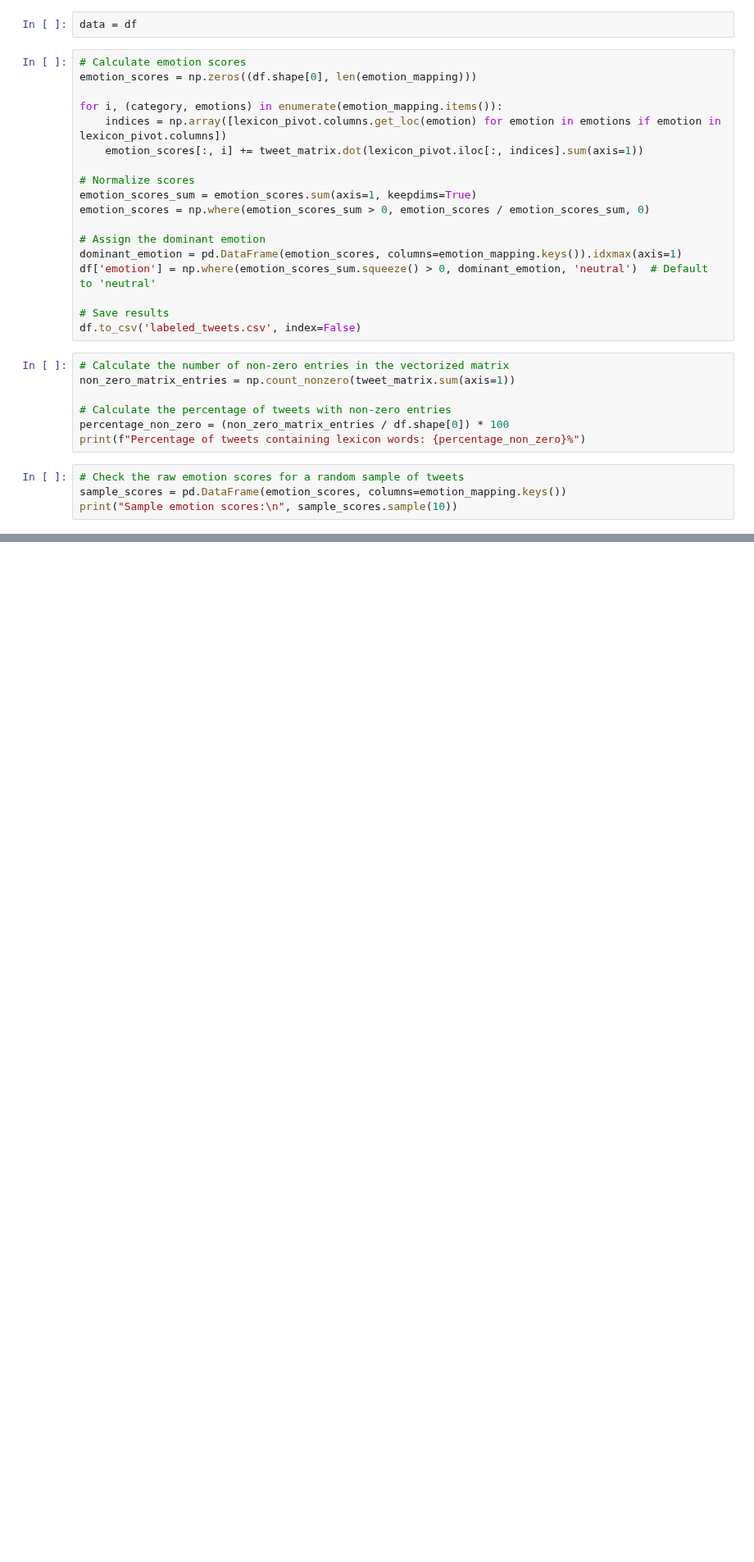
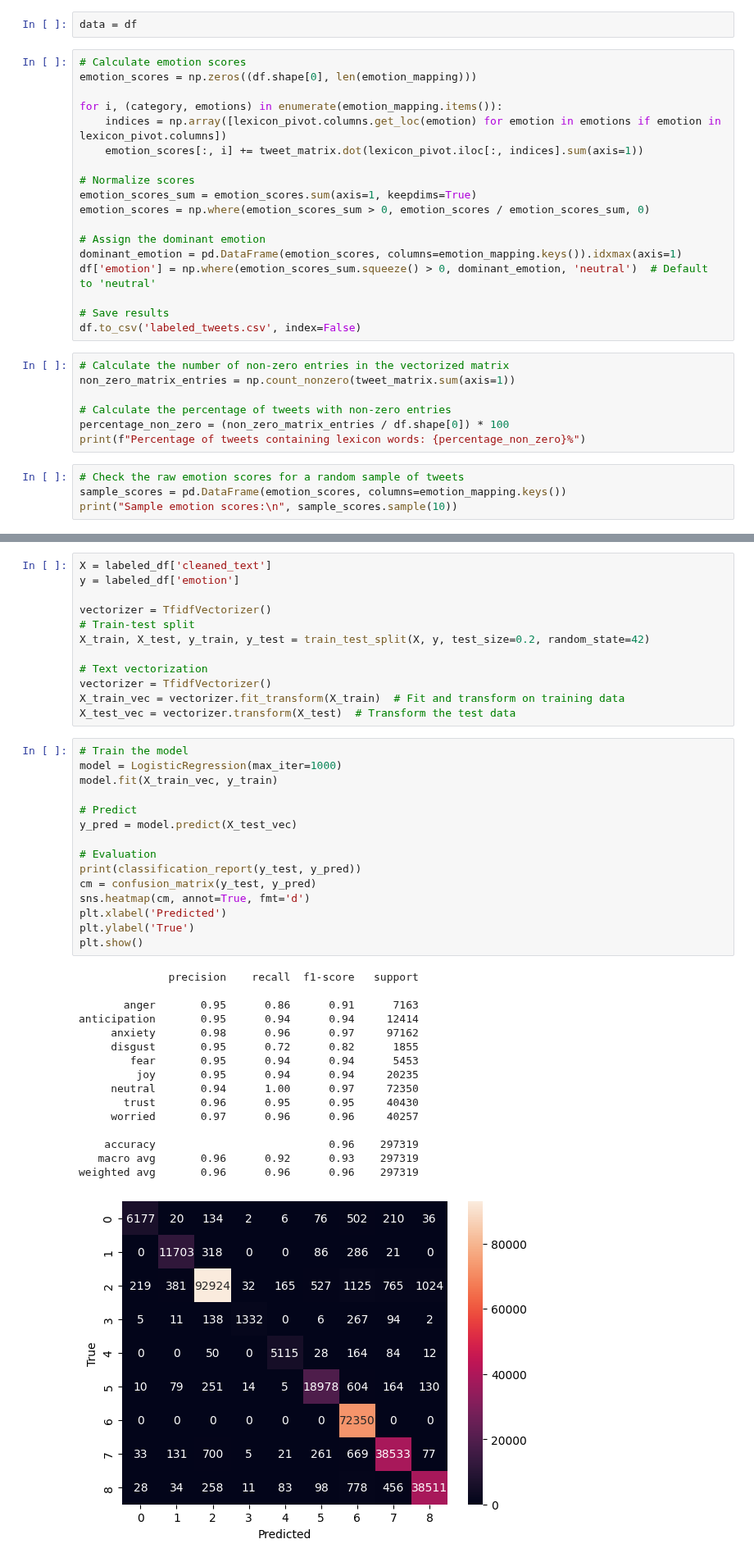
Before and after one commit to kyleoneil/MLProjs, a Jupyter notebook: covid_19_tweet_sentiments/covid_19_tweet_sentiment_analysis.ipynb, the cells around one changed output, grey strips where cells are left out. Shown at 82% size. Saved outputs shown, nothing was run; the diff lists cells and outputs as text; blank space fills up the shorter version.

Commit message:
add vectorization and logistic regression after splitting data

```diff
--- a/covid_19_tweet_sentiments/covid_19_tweet_sentiment_analysis.ipynb
+++ b/covid_19_tweet_sentiments/covid_19_tweet_sentiment_analysis.ipynb
@@ -220,0 +243,44 @@ plt.show()
+# %%
+X = labeled_df['cleaned_text']
+y = labeled_df['emotion']
+
+vectorizer = TfidfVectorizer()
+# Train-test split
+X_train, X_test, y_train, y_test = train_test_split(X, y, test_size=0.2, random_state=42)
+
+# Text vectorization
+vectorizer = TfidfVectorizer()
+X_train_vec = vectorizer.fit_transform(X_train)  # Fit and transform on training data
+X_test_vec = vectorizer.transform(X_test)  # Transform the test data
+# %%
+# Train the model
+model = LogisticRegression(max_iter=1000)
+model.fit(X_train_vec, y_train)
+
+# Predict
+y_pred = model.predict(X_test_vec)
+
+# Evaluation
+print(classification_report(y_test, y_pred))
+cm = confusion_matrix(y_test, y_pred)
+sns.heatmap(cm, annot=True, fmt='d')
+plt.xlabel('Predicted')
+plt.ylabel('True')
+plt.show()
+# %% [output]
+              precision    recall  f1-score   support
+
+       anger       0.95      0.86      0.91      7163
+anticipation       0.95      0.94      0.94     12414
+     anxiety       0.98      0.96      0.97     97162
+     disgust       0.95      0.72      0.82      1855
+        fear       0.95      0.94      0.94      5453
+         joy       0.95      0.94      0.94     20235
+     neutral       0.94      1.00      0.97     72350
+       trust       0.96      0.95      0.95     40430
+     worried       0.97      0.96      0.96     40257
+
+    accuracy                           0.96    297319
+   macro avg       0.96      0.92      0.93    297319
+weighted avg       0.96      0.96      0.96    297319
+[figure, added]
```
Also changed, not shown: parts of 5 cells of this notebook.
